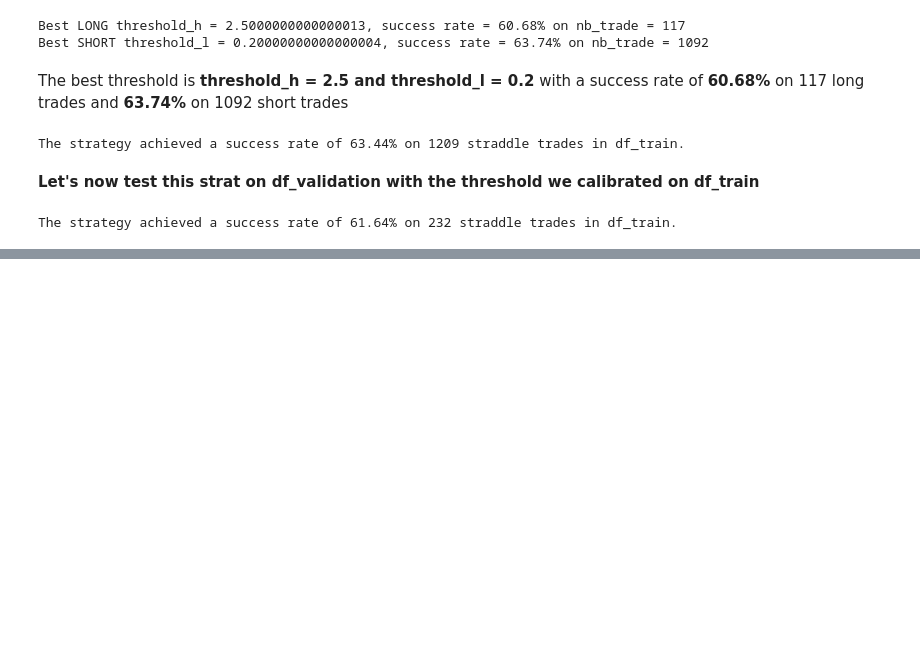
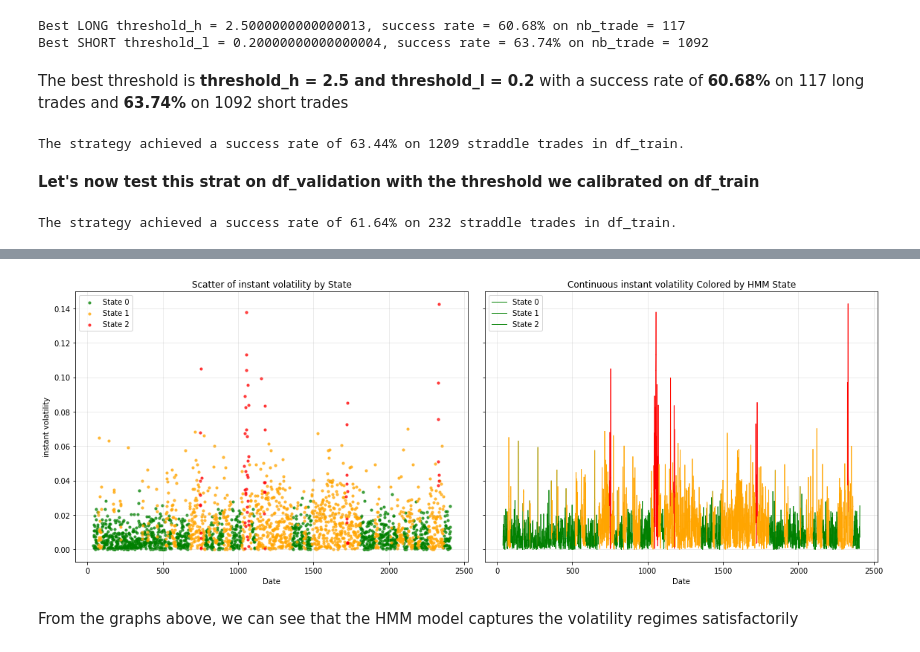
Before and after one commit to jasonTor/Alpha_Volatility_Strategy, a Jupyter notebook: exploratory_analysis.ipynb, the cells around one changed output, grey strips where cells are left out. Saved outputs shown, nothing was run; the diff lists cells and outputs as text; code cells hidden in the pictures; blank space fills up the shorter version.

```diff
--- a/exploratory_analysis.ipynb
+++ b/exploratory_analysis.ipynb
@@ -1107,0 +1309,32 @@ The strategy achieved a success rate of 61.64% on 232 straddle trades in df_trai
+# %%
+fig, axes = plt.subplots(1, 2, figsize=(16,6), sharey=True)
+
+# --- Graphique 1 : Scatter plot ---
+for state, color in color_map.items():
+    mask = df_states["state"] == state
+    axes[0].scatter(df_states.index[mask],
+                    df_states["instant_vol"][mask],
+                    color=color, label=f"State {state}", s=10, alpha=0.7)
+axes[0].set_title("Scatter of instant volatility by State")
+axes[0].set_xlabel("Date")
+axes[0].set_ylabel("instant volatility")
+axes[0].legend()
+axes[0].grid(alpha=0.3)
+
+# --- Graphique 2 : Line plot continu par état ---
+for i in range(len(df_states)-1):
+    axes[1].plot(df_states.index[i:i+2],
+                 df_states["instant_vol"].iloc[i:i+2],
+                 color=color_map[df_states["state"].iloc[i]],
+                 linewidth=1)
+axes[1].set_title("Continuous instant volatility Colored by HMM State")
+axes[1].set_xlabel("Date")
+axes[1].legend([f"State {s}" for s in color_map.keys()])
+axes[1].grid(alpha=0.3)
+
+plt.tight_layout()
+plt.show()
+# %% [output]
+[figure, added]
+# %% [markdown]
+From the graphs above, we can see that the HMM model captures the volatility regimes satisfactorily
```
Also changed, not shown: parts of 24 cells of this notebook, 2 other files.
